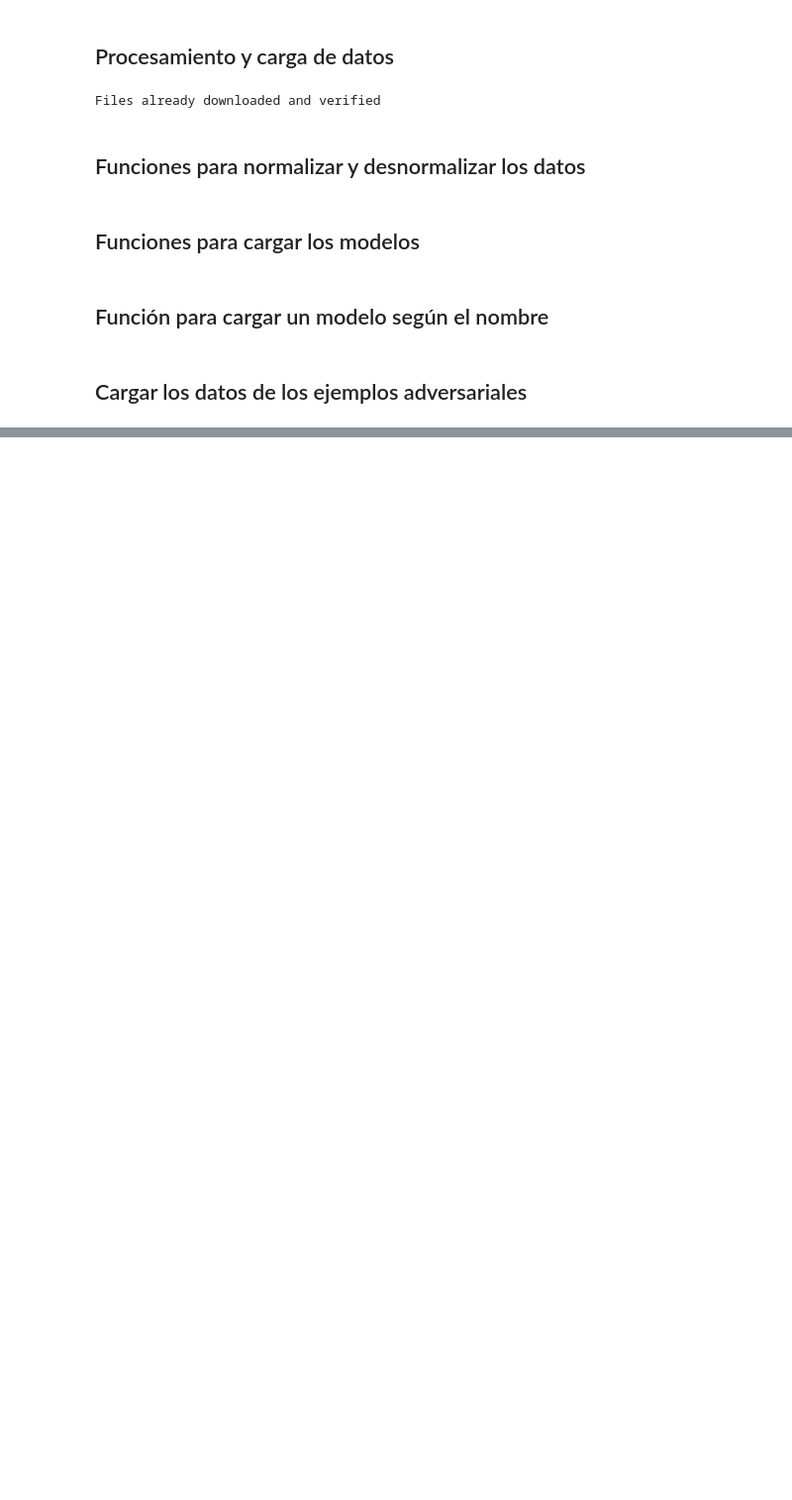
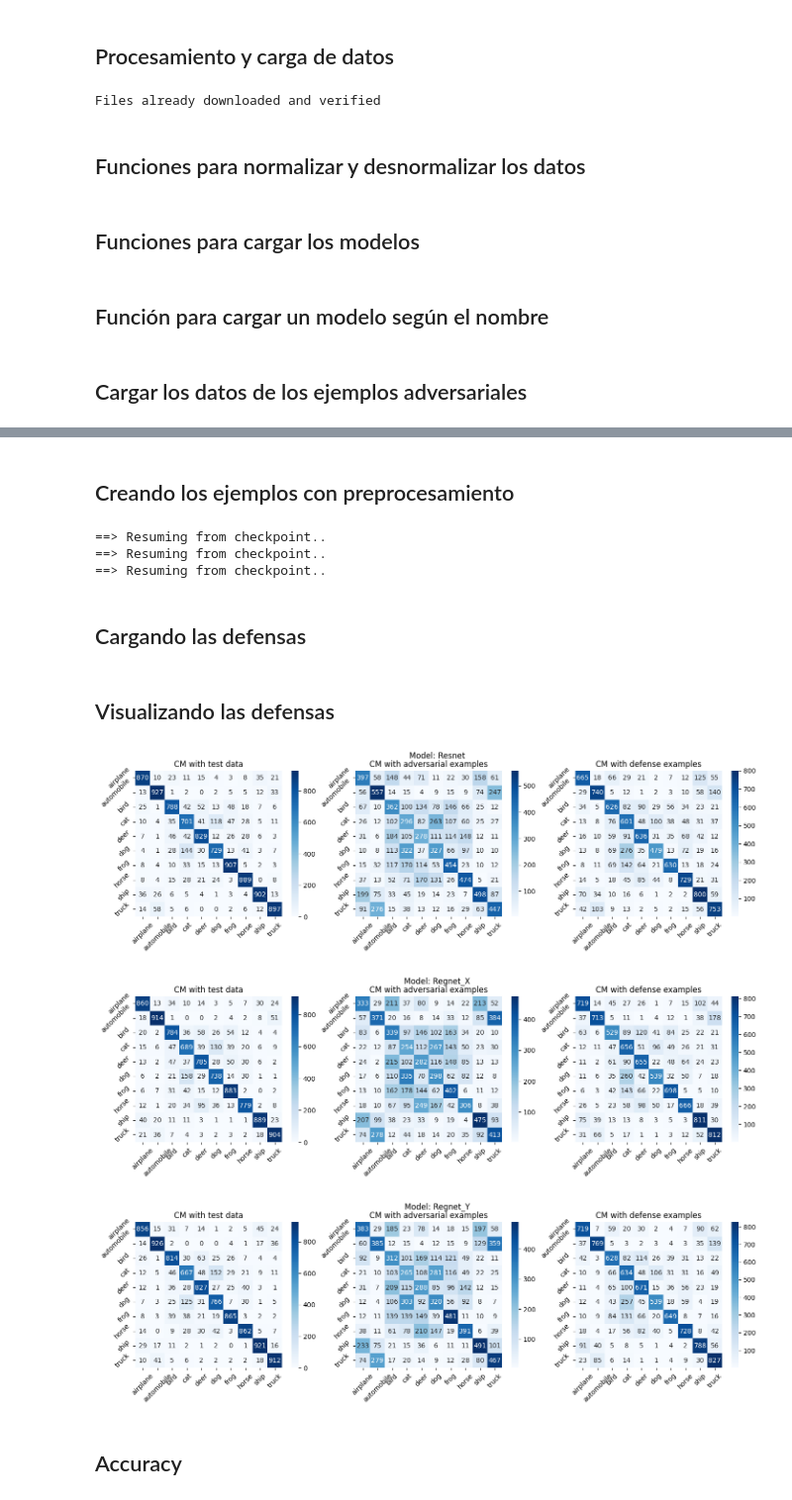
Before and after one commit to jamontanac/Fighting-Illutions, a Jupyter notebook: Preprocessing.ipynb, the cells around one changed output, grey strips where cells are left out. Shown: that part at 99% size. Drawn from its saved outputs; the diff is of its cells as text; code cells hidden in the pictures; blank space fills up the shorter version.

```diff
--- a/Preprocessing.ipynb
+++ b/Preprocessing.ipynb
@@ -199,0 +230,76 @@ Clipping input data to the valid range for imshow with RGB data ([0..1] for floa
+# %% [markdown]
+## Creando los ejemplos con preprocesamiento
+# %%
+for name_model, adver in adver_data.items():
+    images_defense = []
+    pred_defense = []
+
+    classifier = classification(name_model = name_model+".pth")
+
+    for image in adver['examples']:
+        defense, pred = preprocess(image, classifier)
+        images_defense.append(defense)
+        pred_defense.append(pred)
+
+    all_defense_examples = torch.stack(images_defense)
+    all_defense_labels = torch.tensor(pred_defense)
+
+    os.makedirs("./Defense_examples/FastGradient_Method", exist_ok=True)
+
+    defense_data = {
+        "examples": adver['examples'],
+        "real_labels": adver['real_labels'],
+        "model_labels": adver['model_labels'],
+        "adversarial_labels": adver['adversarial_labels'],
+        "defense_examples": all_defense_examples,
+        "defense_labels": all_defense_labels,
+    }
+
+    # Save the concatenated adversarial examples and labels
+    torch.save(
+        defense_data,
+        f"./Defense_examples/FastGradient_Method/all_defense_denormed_{name_model}.pt",
+    )
+# %% [output]
+==> Resuming from checkpoint..
+==> Resuming from checkpoint..
+==> Resuming from checkpoint..
+# %% [markdown]
+## Cargando las defensas
+# %%
+defense_resnet = torch.load("./Defense_examples/FastGradient_Method/all_defense_denormed_Resnet.pt")
+defense_Regnet_X = torch.load("./Defense_examples/FastGradient_Method/all_defense_denormed_Regnet_X.pt")
+defense_Regnet_Y = torch.load("./Defense_examples/FastGradient_Method/all_defense_denormed_Regnet_Y.pt")
+defense_data = {
+    "Resnet": defense_resnet,
+    "Regnet_X": defense_Regnet_X,
+    "Regnet_Y": defense_Regnet_Y,
+}
+# %% [markdown]
+## Visualizando las defensas
+# %%
+for key, defense in defense_data.items():
+    cm = confusion_matrix(defense['real_labels'].tolist(), defense['model_labels'].tolist())
+    cm_adver = confusion_matrix(defense['real_labels'].tolist(), defense['adversarial_labels'].tolist())
+    cm_defense = confusion_matrix(defense['real_labels'].tolist(), defense['defense_labels'].tolist())
+    fig, ax = plt.subplots(1, 3, figsize = (17, 4))
+    sns.heatmap(cm, annot=True, fmt="d", cmap="Blues", ax=ax[0])
+    ax[0].set_xticks(np.arange(len(testset.classes))+0.5, testset.classes, rotation = 45)
+    ax[0].set_yticks(np.arange(len(testset.classes))+0.5, testset.classes, rotation = 45)
+    ax[0].set_title('CM with test data')
+    sns.heatmap(cm_adver, annot=True, fmt="d", cmap="Blues", ax=ax[1])
+    ax[1].set_xticks(np.arange(len(testset.classes))+0.5, testset.classes, rotation = 45)
+    ax[1].set_yticks(np.arange(len(testset.classes))+0.5, testset.classes, rotation = 45)
+    ax[1].set_title('CM with adversarial examples')
+    sns.heatmap(cm_defense, annot=True, fmt="d", cmap="Blues", ax=ax[2])
+    ax[2].set_xticks(np.arange(len(testset.classes))+0.5, testset.classes, rotation = 45)
+    ax[2].set_yticks(np.arange(len(testset.classes))+0.5, testset.classes, rotation = 45)
+    ax[2].set_title('CM with defense examples')
+    plt.suptitle(f'Model: {key}')
+    plt.show()
+# %% [output]
+[figure, added]
+[figure, added]
+[figure, added]
+# %% [markdown]
+## Accuracy
```
Also changed, not shown: parts of 6 cells of this notebook.
